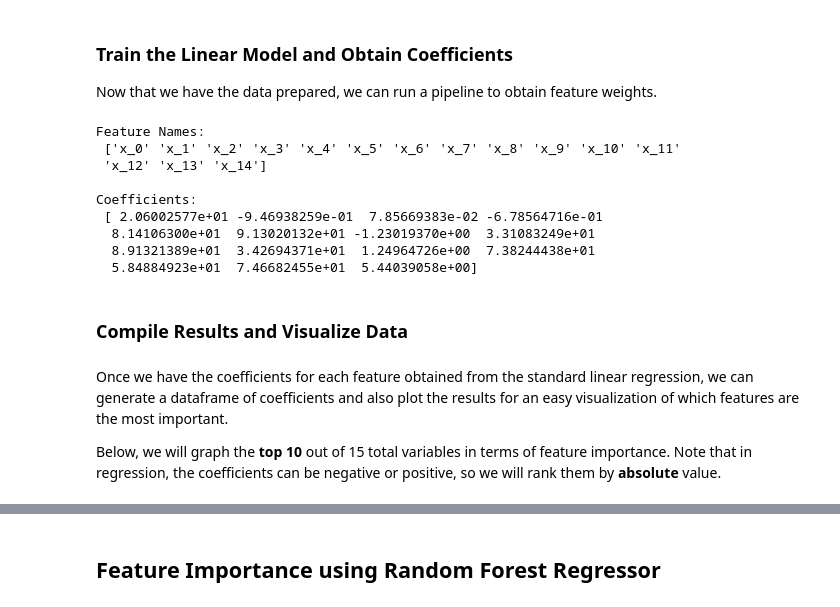
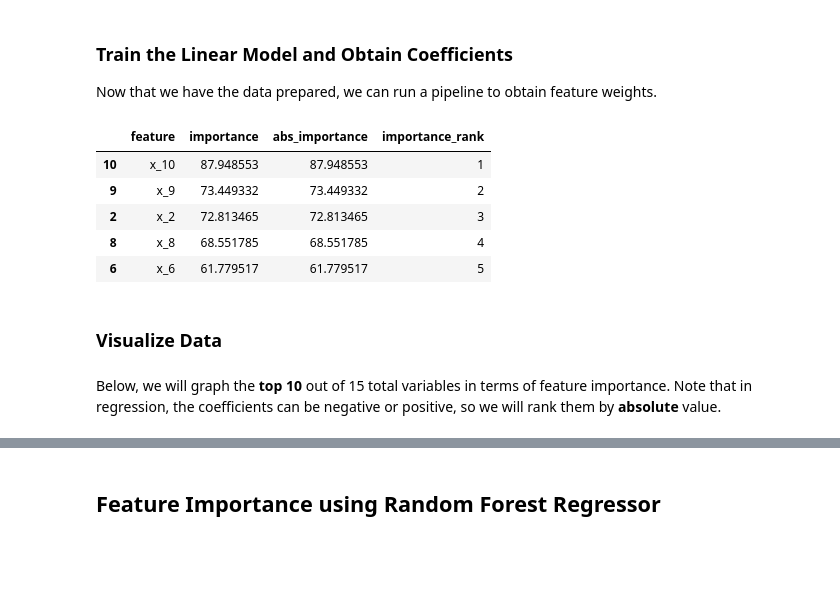
Before and after one commit to Kudoes/ml-starter-code, a Jupyter notebook: feature_importance.ipynb, the cells around one changed output, grey strips where cells are left out. Drawn from its saved outputs; the diff is of its cells as text; code cells hidden in the pictures; blank space fills up the shorter version.

```diff
--- a/feature_importance.ipynb
+++ b/feature_importance.ipynb
@@ -71,32 +71,40 @@ Now that we have the data prepared, we can run a pipeline to obtain feature weig
 # %%
 from sklearn.pipeline import make_pipeline
 from sklearn.pipeline import Pipeline
 from sklearn.impute import SimpleImputer
 from sklearn.preprocessing import StandardScaler
 from sklearn.linear_model import LinearRegression
 
 # Create the pipeline
 pipeline = make_pipeline(SimpleImputer(missing_values=np.nan, strategy='mean'), # Impute missing values based on the mean
                           StandardScaler(with_mean=False), # Standardize the columns to have mean 0 and unit variance
                           LinearRegression()) # Train the linear regression model on the data
 
 # Fit the processed data to the training set
 pipeline.fit(X_train, y_train)
-print("Feature Names: \n", pipeline['simpleimputer'].get_feature_names_out(), "\n") # Extract the column names from the first step of the pipeline
-print("Coefficients: \n", pipeline['linearregression'].coef_, "\n") # Extract the coefficient values from the fitted linear regression model
+
+# Create a dataframe of results
+'''
+feature: Feature Name
+importance: importance metric generated by coefficients/random forest importance
+absolute_importance: absolute value of importance (since linear regression coefficients can be negative)
+importance_rank: rank of the importance value
+'''
+feature_coefficients = zip(pipeline['simpleimputer'].get_feature_names_out(),
+                           pipeline['linearregression'].coef_)
+df_feature_coef = pd.DataFrame(feature_coefficients, columns = ["feature", "importance"])
+df_feature_coef['abs_importance'] = df_feature_coef['importance'].apply(lambda x: abs(x))
+df_feature_coef['importance_rank'] = df_feature_coef['abs_importance'].rank(ascending=False).astype('int')
+df_feature_coef = df_feature_coef.sort_values('importance_rank', ascending=True)
+df_feature_coef.head(5)
 # %% [output]
-Feature Names:
- ['x_0' 'x_1' 'x_2' 'x_3' 'x_4' 'x_5' 'x_6' 'x_7' 'x_8' 'x_9' 'x_10' 'x_11'
- 'x_12' 'x_13' 'x_14']
-
-Coefficients:
- [ 2.06002577e+01 -9.46938259e-01  7.85669383e-02 -6.78564716e-01
-  8.14106300e+01  9.13020132e+01 -1.23019370e+00  3.31083249e+01
-  8.91321389e+01  3.42694371e+01  1.24964726e+00  7.38244438e+01
-  5.84884923e+01  7.46682455e+01  5.44039058e+00]
+|  | feature | importance | abs_importance | importance_rank |
+| 10 | x_10 | 87.948553 | 87.948553 | 1 |
+| 9 | x_9 | 73.449332 | 73.449332 | 2 |
+| 2 | x_2 | 72.813465 | 72.813465 | 3 |
+| 8 | x_8 | 68.551785 | 68.551785 | 4 |
+| 6 | x_6 | 61.779517 | 61.779517 | 5 |
-# %% [markdown]
-### Compile Results and Visualize Data
+# %% [markdown]
+### Visualize Data
 # %% [markdown]
-Once we have the coefficients for each feature obtained from the standard linear regression, we can generate a dataframe of coefficients and also plot the results for an easy visualization of which features are the most important.
-
 Below, we will graph the **top 10** out of 15 total variables in terms of feature importance. Note that in regression, the coefficients can be negative or positive, so we will rank them by **absolute** value.
```
Also changed, not shown: parts of 5 cells of this notebook.
